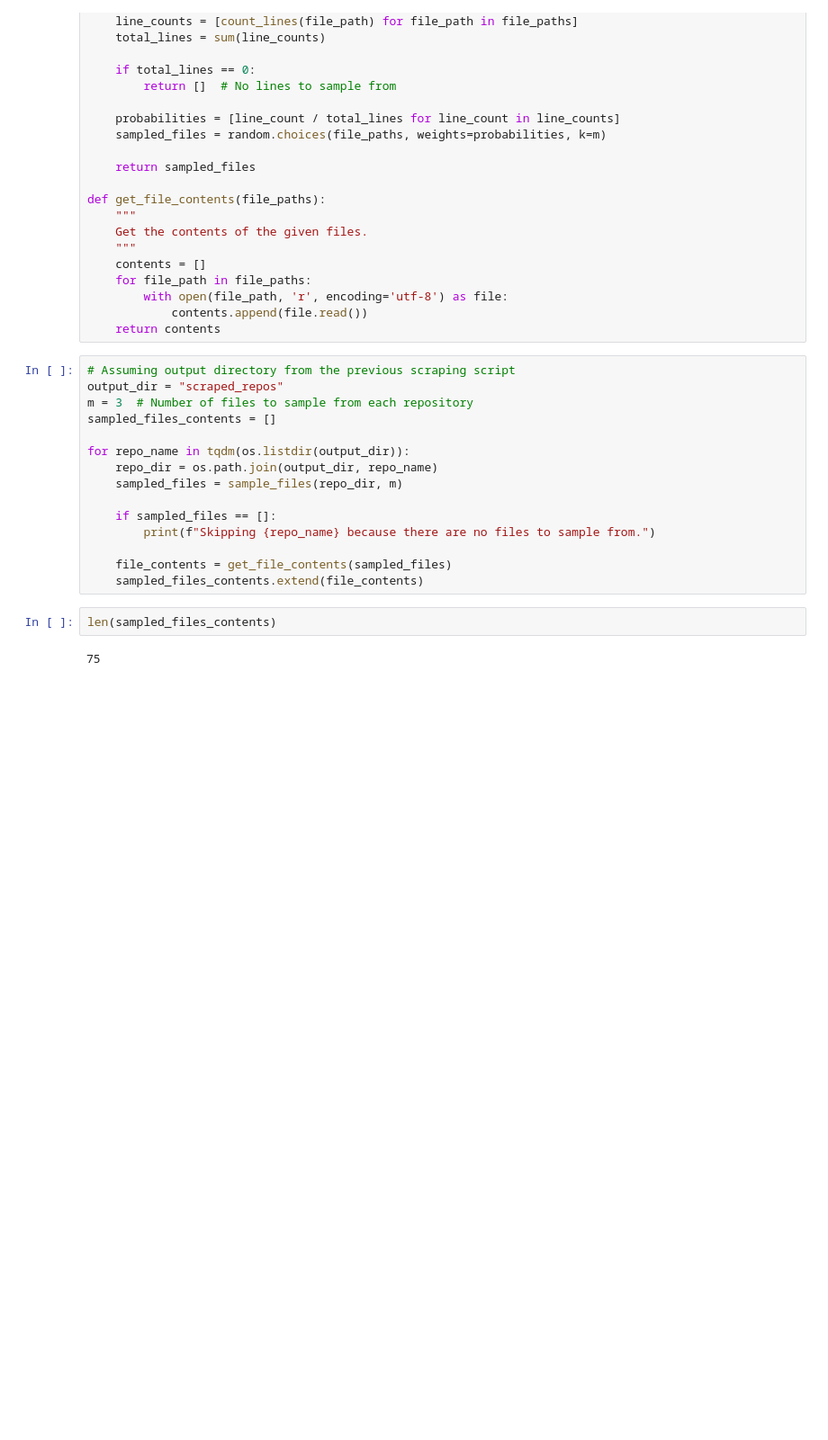
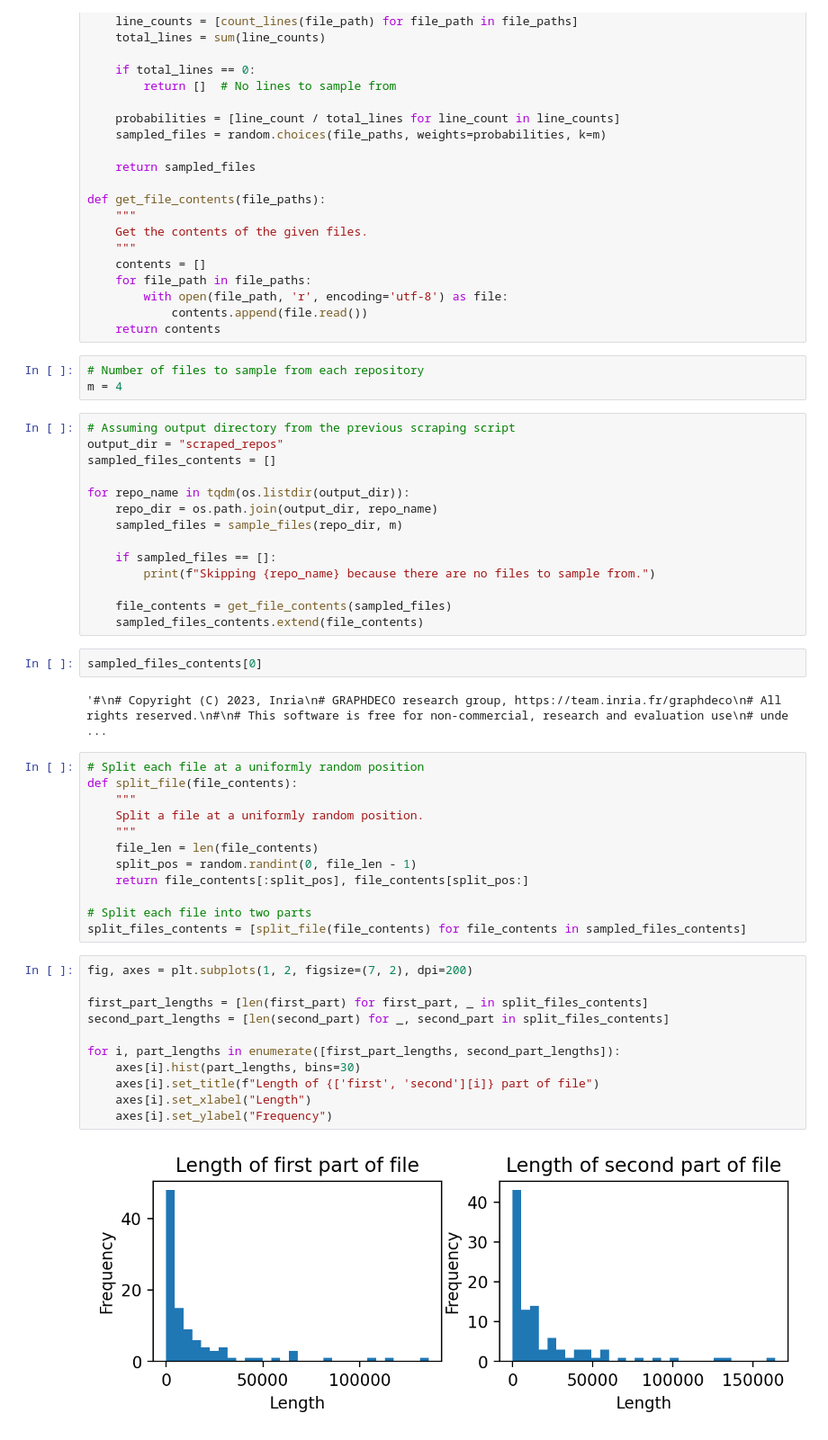
Before and after one commit to pvs-hd-tea/23ws-LLMcoder, a Jupyter notebook: experimental/fine-tuning/preprocess.ipynb, the cells around one changed output. Shown at 90% size. Cells and saved outputs as stored; diff of their text form; blank space fills up the shorter version.

```diff
--- a/experimental/fine-tuning/preprocess.ipynb
+++ b/experimental/fine-tuning/preprocess.ipynb
@@ -45,10 +46,12 @@ def get_file_contents(file_paths):
         with open(file_path, 'r', encoding='utf-8') as file:
             contents.append(file.read())
     return contents
+# %%
+# Number of files to sample from each repository
+m = 4
 # %%
 # Assuming output directory from the previous scraping script
 output_dir = "scraped_repos"
-m = 3  # Number of files to sample from each repository
 sampled_files_contents = []
 
 for repo_name in tqdm(os.listdir(output_dir)):
@@ -60,7 +63,32 @@ for repo_name in tqdm(os.listdir(output_dir)):
 
     file_contents = get_file_contents(sampled_files)
     sampled_files_contents.extend(file_contents)
-# %%
-len(sampled_files_contents)
-# %% [output]
-75
+# %%
+sampled_files_contents[0]
+# %% [output]
+'#\n# Copyright (C) 2023, Inria\n# GRAPHDECO research group, https://team.inria.fr/graphdeco\n# All rights reserved.\n#\n# This software is free for non-commercial, research and evaluation use\n# unde ...
+# %%
+# Split each file at a uniformly random position
+def split_file(file_contents):
+    """
+    Split a file at a uniformly random position.
+    """
+    file_len = len(file_contents)
+    split_pos = random.randint(0, file_len - 1)
+    return file_contents[:split_pos], file_contents[split_pos:]
+
+# Split each file into two parts
+split_files_contents = [split_file(file_contents) for file_contents in sampled_files_contents]
+# %%
+fig, axes = plt.subplots(1, 2, figsize=(7, 2), dpi=200)
+
+first_part_lengths = [len(first_part) for first_part, _ in split_files_contents]
+second_part_lengths = [len(second_part) for _, second_part in split_files_contents]
+
+for i, part_lengths in enumerate([first_part_lengths, second_part_lengths]):
+    axes[i].hist(part_lengths, bins=30)
+    axes[i].set_title(f"Length of {['first', 'second'][i]} part of file")
+    axes[i].set_xlabel("Length")
+    axes[i].set_ylabel("Frequency")
+# %% [output]
+[figure, added]
```
Also changed, not shown: parts of 7 cells of this notebook, 3 other files.
